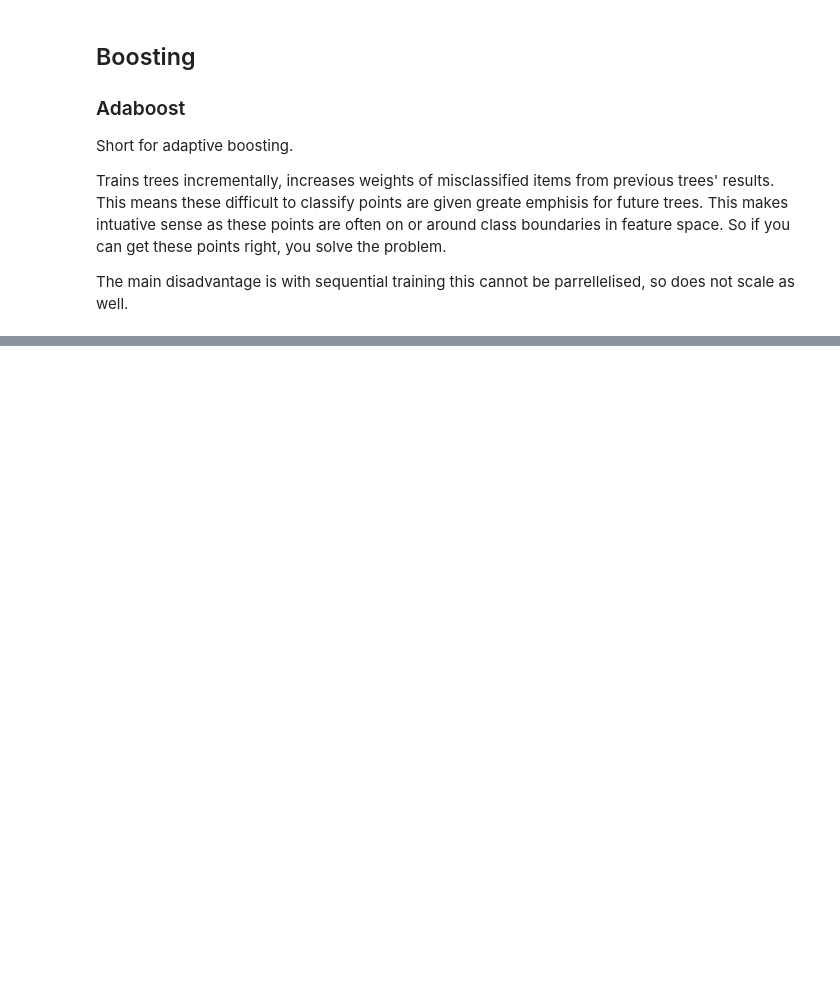
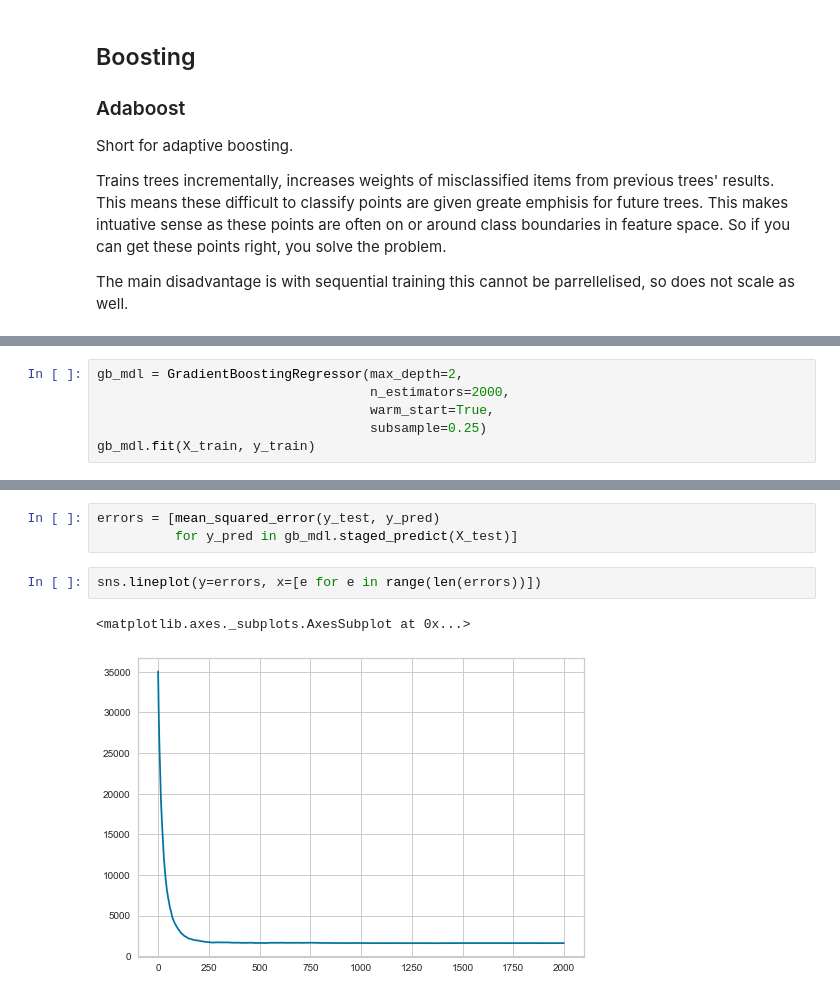
Before and after one commit to edd-r/handson-notes, a Jupyter notebook: notebooks/Chapter 7 notes- ensemble learning and random forests.ipynb, the cells around one changed output, grey strips where cells are left out. Cells and saved outputs as stored; diff of their text form; blank space fills up the shorter version.

```diff
--- a/notebooks/Chapter 7 notes- ensemble learning and random forests.ipynb
+++ b/notebooks/Chapter 7 notes- ensemble learning and random forests.ipynb
@@ -169,0 +316,6 @@ The main disadvantage is with sequential training this cannot be parrellelised,
+# %%
+gb_mdl = GradientBoostingRegressor(max_depth=2,
+                                   n_estimators=2000,
+                                   warm_start=True,
+                                   subsample=0.25)
+gb_mdl.fit(X_train, y_train)
@@ -169,0 +332,8 @@ The main disadvantage is with sequential training this cannot be parrellelised,
+# %%
+errors = [mean_squared_error(y_test, y_pred)
+          for y_pred in gb_mdl.staged_predict(X_test)]
+# %%
+sns.lineplot(y=errors, x=[e for e in range(len(errors))])
+# %% [output]
+<matplotlib.axes._subplots.AxesSubplot at 0x...>
+[figure, added]
```
Also changed, not shown: parts of 22 cells of this notebook, 5 other files.
